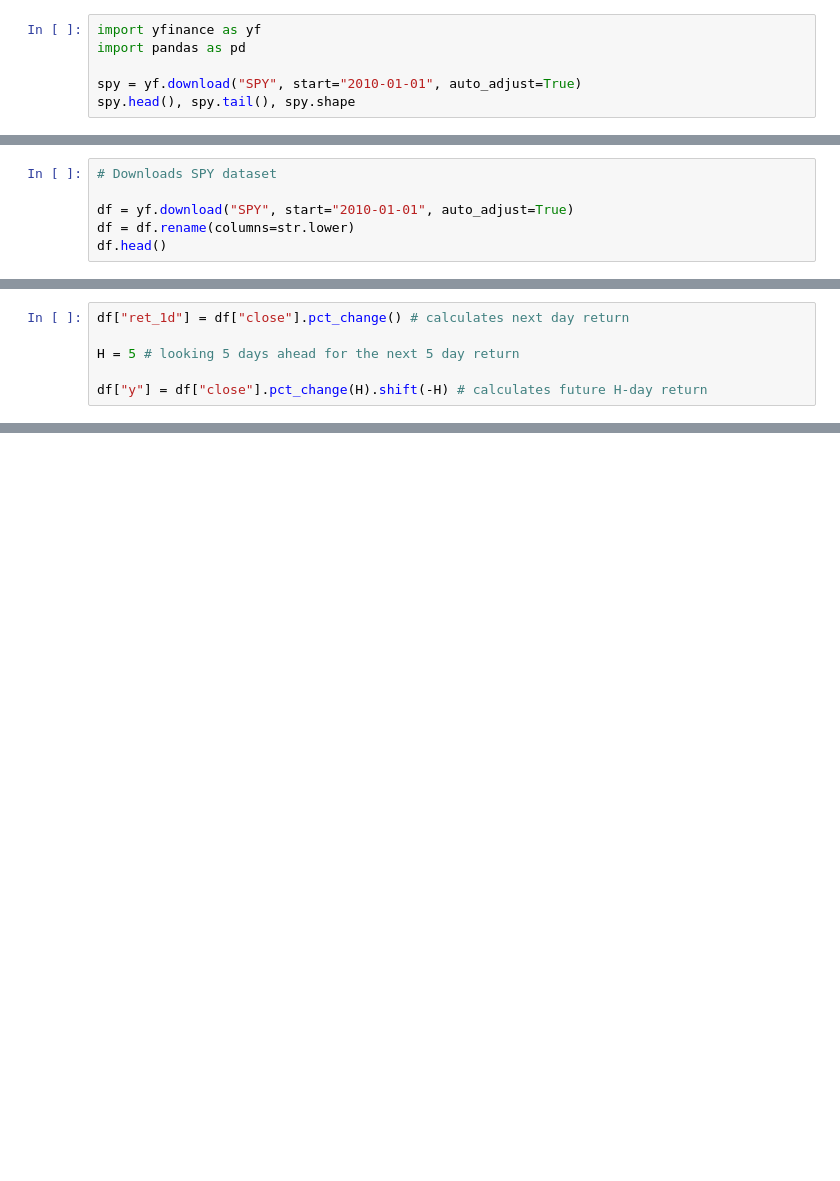
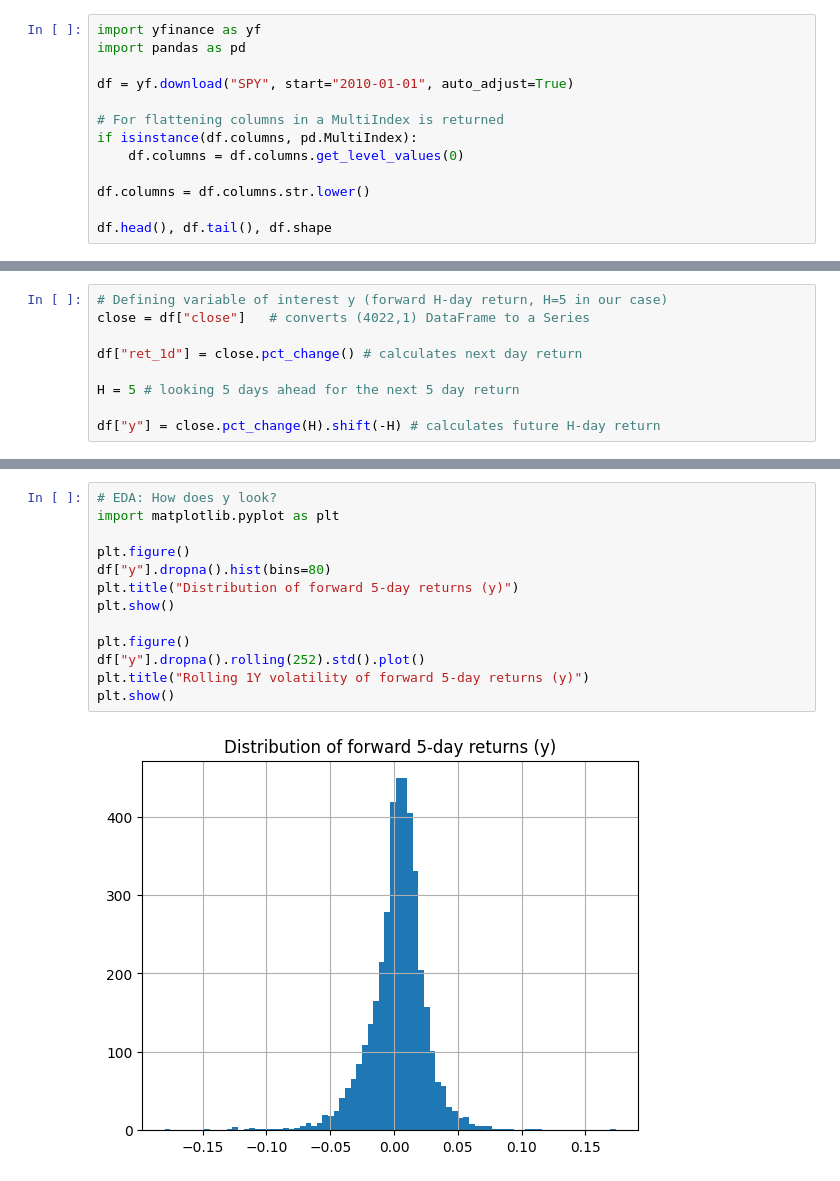
Before and after one commit to gabrieltang515/assetprediction, a Jupyter notebook: notebooks/q1_spy_regression.ipynb, the cells around one changed output, grey strips where cells are left out. Saved outputs shown, nothing was run; the diff lists cells and outputs as text; blank space fills up the shorter version.

```diff
--- a/notebooks/q1_spy_regression.ipynb
+++ b/notebooks/q1_spy_regression.ipynb
@@ -2,8 +2,15 @@
 import yfinance as yf
 import pandas as pd
 
-spy = yf.download("SPY", start="2010-01-01", auto_adjust=True)
-spy.head(), spy.tail(), spy.shape
+df = yf.download("SPY", start="2010-01-01", auto_adjust=True)
+
+# For flattening columns in a MultiIndex is returned
+if isinstance(df.columns, pd.MultiIndex):
+    df.columns = df.columns.get_level_values(0)
+
+df.columns = df.columns.str.lower()
+
+df.head(), df.tail(), df.shape
 # %% [output]
 [*********************100%***********************]  1 of 1 completed
 (Price           Close       High        Low       Open     Volume
@@ -38,8 +46,2 @@ import yfinance as yf
 
 pd.set_option("display.max_columns", 50)
-# %%
-# Downloads SPY dataset
-
-df = yf.download("SPY", start="2010-01-01", auto_adjust=True)
-df = df.rename(columns=str.lower)
-df.head()
@@ -56,6 +48,9 @@ df.head()
 # %%
-df["ret_1d"] = df["close"].pct_change() # calculates next day return
+# Defining variable of interest y (forward H-day return, H=5 in our case)
+close = df["close"]   # converts (4022,1) DataFrame to a Series
+
+df["ret_1d"] = close.pct_change() # calculates next day return
 
 H = 5 # looking 5 days ahead for the next 5 day return
 
-df["y"] = df["close"].pct_change(H).shift(-H) # calculates future H-day return
+df["y"] = close.pct_change(H).shift(-H) # calculates future H-day return
@@ -61,0 +74,15 @@ df["y"] = df["close"].pct_change(H).shift(-H) # calculates future H-day return
+# %%
+# EDA: How does y look?
+import matplotlib.pyplot as plt
+
+plt.figure()
+df["y"].dropna().hist(bins=80)
+plt.title("Distribution of forward 5-day returns (y)")
+plt.show()
+
+plt.figure()
+df["y"].dropna().rolling(252).std().plot()
+plt.title("Rolling 1Y volatility of forward 5-day returns (y)")
+plt.show()
+# %% [output]
+[figure, added]
```
Also changed, not shown: parts of 22 cells of this notebook.
